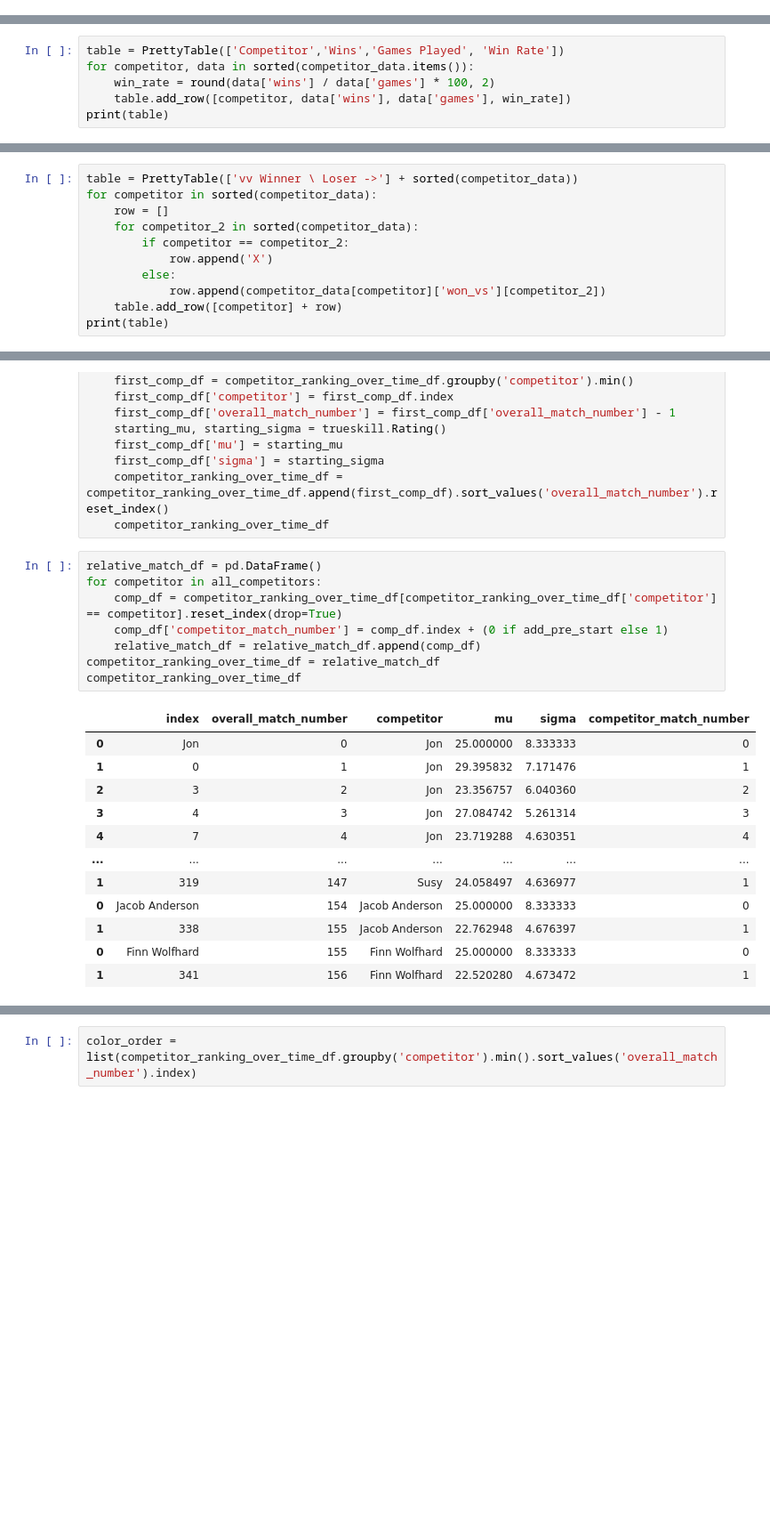
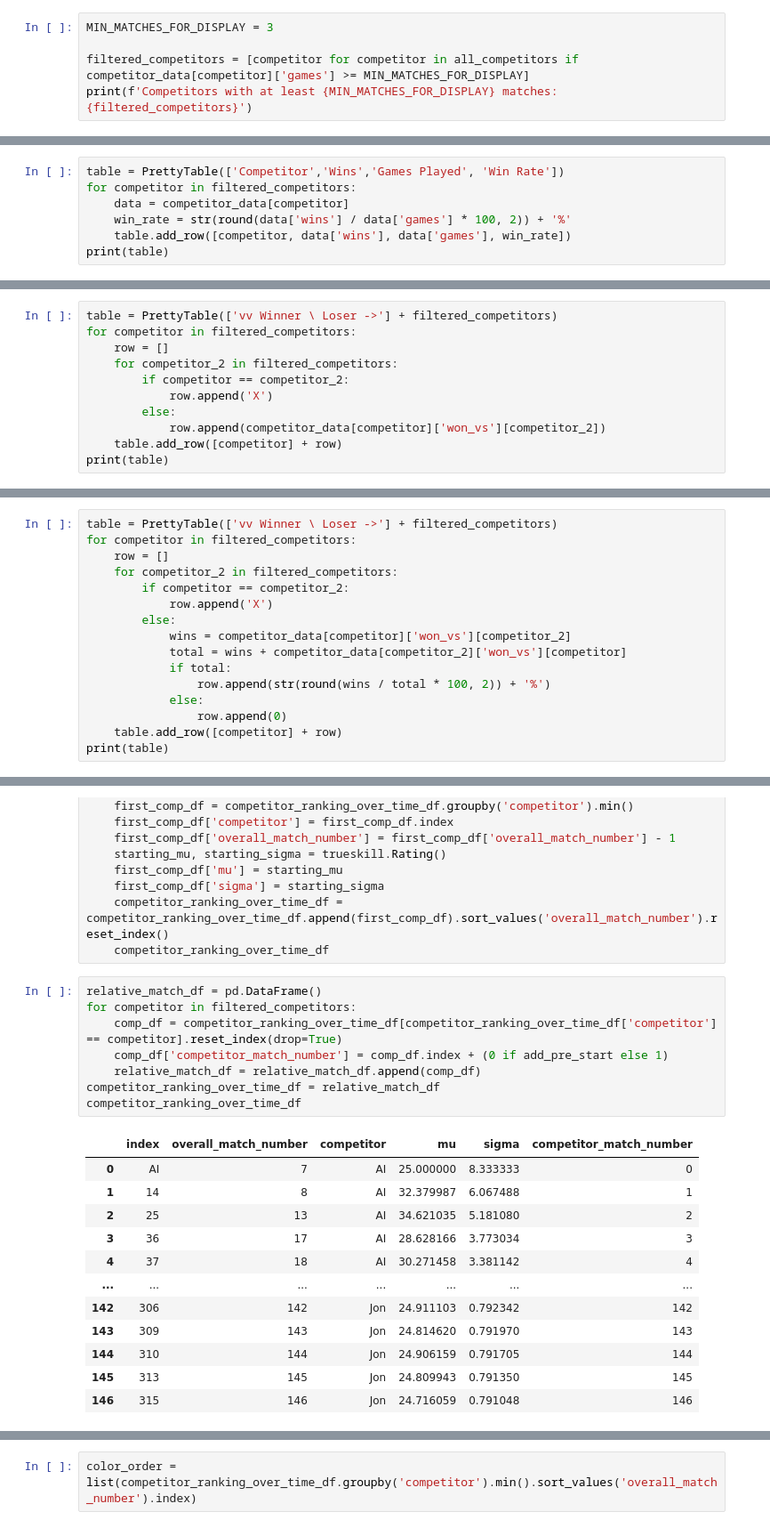
Before and after one commit to blakeLarkin/Game-Grumps-VS-Analysis, a Jupyter notebook: VS Analysis.ipynb, the cells around one changed output, grey strips where cells are left out. Shown at 89% size. Saved outputs shown, nothing was run; the diff lists cells and outputs as text; blank space fills up the shorter version.

Commit message:
Small code cleanup and a bit more dan era data

```diff
--- a/VS Analysis.ipynb
+++ b/VS Analysis.ipynb
@@ -106,3 +89,8 @@ for i, match in vs_df.iterrows():
     for loser in match['Loser(s)']:
         competitor_data[loser]['games']+=1
         competitor_data[winner]['won_vs'][loser]+=1
+# %%
+MIN_MATCHES_FOR_DISPLAY = 3
+
+filtered_competitors = [competitor for competitor in all_competitors if competitor_data[competitor]['games'] >= MIN_MATCHES_FOR_DISPLAY]
+print(f'Competitors with at least {MIN_MATCHES_FOR_DISPLAY} matches: {filtered_competitors}')
@@ -109,7 +99,8 @@ for i, match in vs_df.iterrows():
 # %%
 table = PrettyTable(['Competitor','Wins','Games Played', 'Win Rate'])
-for competitor, data in sorted(competitor_data.items()):
-    win_rate = round(data['wins'] / data['games'] * 100, 2)
+for competitor in filtered_competitors:
+    data = competitor_data[competitor]
+    win_rate = str(round(data['wins'] / data['games'] * 100, 2)) + '%'
     table.add_row([competitor, data['wins'], data['games'], win_rate])
 print(table)
 # %% [output]
@@ -129,8 +115,8 @@ print(table)
 # %%
-table = PrettyTable(['vv Winner \ Loser ->'] + sorted(competitor_data))
-for competitor in sorted(competitor_data):
+table = PrettyTable(['vv Winner \ Loser ->'] + filtered_competitors)
+for competitor in filtered_competitors:
     row = []
-    for competitor_2 in sorted(competitor_data):
+    for competitor_2 in filtered_competitors:
         if competitor == competitor_2:
             row.append('X')
         else:
@@ -153,0 +135,16 @@ print(table)
+# %%
+table = PrettyTable(['vv Winner \ Loser ->'] + filtered_competitors)
+for competitor in filtered_competitors:
+    row = []
+    for competitor_2 in filtered_competitors:
+        if competitor == competitor_2:
+            row.append('X')
+        else:
+            wins = competitor_data[competitor]['won_vs'][competitor_2]
+            total = wins + competitor_data[competitor_2]['won_vs'][competitor]
+            if total:
+                row.append(str(round(wins / total * 100, 2)) + '%')
+            else:
+                row.append(0)
+    table.add_row([competitor] + row)
+print(table)
@@ -302,22 +291,22 @@ if add_pre_start:
     competitor_ranking_over_time_df
 # %%
 relative_match_df = pd.DataFrame()
-for competitor in all_competitors:
+for competitor in filtered_competitors:
     comp_df = competitor_ranking_over_time_df[competitor_ranking_over_time_df['competitor'] == competitor].reset_index(drop=True)
     comp_df['competitor_match_number'] = comp_df.index + (0 if add_pre_start else 1)
     relative_match_df = relative_match_df.append(comp_df)
 competitor_ranking_over_time_df = relative_match_df
 competitor_ranking_over_time_df
 # %% [output]
 |  | index | overall_match_number | competitor | mu | sigma | competitor_match_number |
-| 0 | Jon | 0 | Jon | 25.000000 | 8.333333 | 0 |
-| 1 | 0 | 1 | Jon | 29.395832 | 7.171476 | 1 |
-| 2 | 3 | 2 | Jon | 23.356757 | 6.040360 | 2 |
-| 3 | 4 | 3 | Jon | 27.084742 | 5.261314 | 3 |
-| 4 | 7 | 4 | Jon | 23.719288 | 4.630351 | 4 |
+| 0 | AI | 7 | AI | 25.000000 | 8.333333 | 0 |
+| 1 | 14 | 8 | AI | 32.379987 | 6.067488 | 1 |
+| 2 | 25 | 13 | AI | 34.621035 | 5.181080 | 2 |
+| 3 | 36 | 17 | AI | 28.628166 | 3.773034 | 3 |
+| 4 | 37 | 18 | AI | 30.271458 | 3.381142 | 4 |
 | ... | ... | ... | ... | ... | ... | ... |
-| 1 | 319 | 147 | Susy | 24.058497 | 4.636977 | 1 |
-| 0 | Jacob Anderson | 154 | Jacob Anderson | 25.000000 | 8.333333 | 0 |
-| 1 | 338 | 155 | Jacob Anderson | 22.762948 | 4.676397 | 1 |
-| 0 | Finn Wolfhard | 155 | Finn Wolfhard | 25.000000 | 8.333333 | 0 |
-| 1 | 341 | 156 | Finn Wolfhard | 22.520280 | 4.673472 | 1 |
+| 142 | 306 | 142 | Jon | 24.911103 | 0.792342 | 142 |
+| 143 | 309 | 143 | Jon | 24.814620 | 0.791970 | 143 |
+| 144 | 310 | 144 | Jon | 24.906159 | 0.791705 | 144 |
+| 145 | 313 | 145 | Jon | 24.809943 | 0.791350 | 145 |
+| 146 | 315 | 146 | Jon | 24.716059 | 0.791048 | 146 |
```
Also changed, not shown: parts of 14 cells of this notebook, 1 other file.
